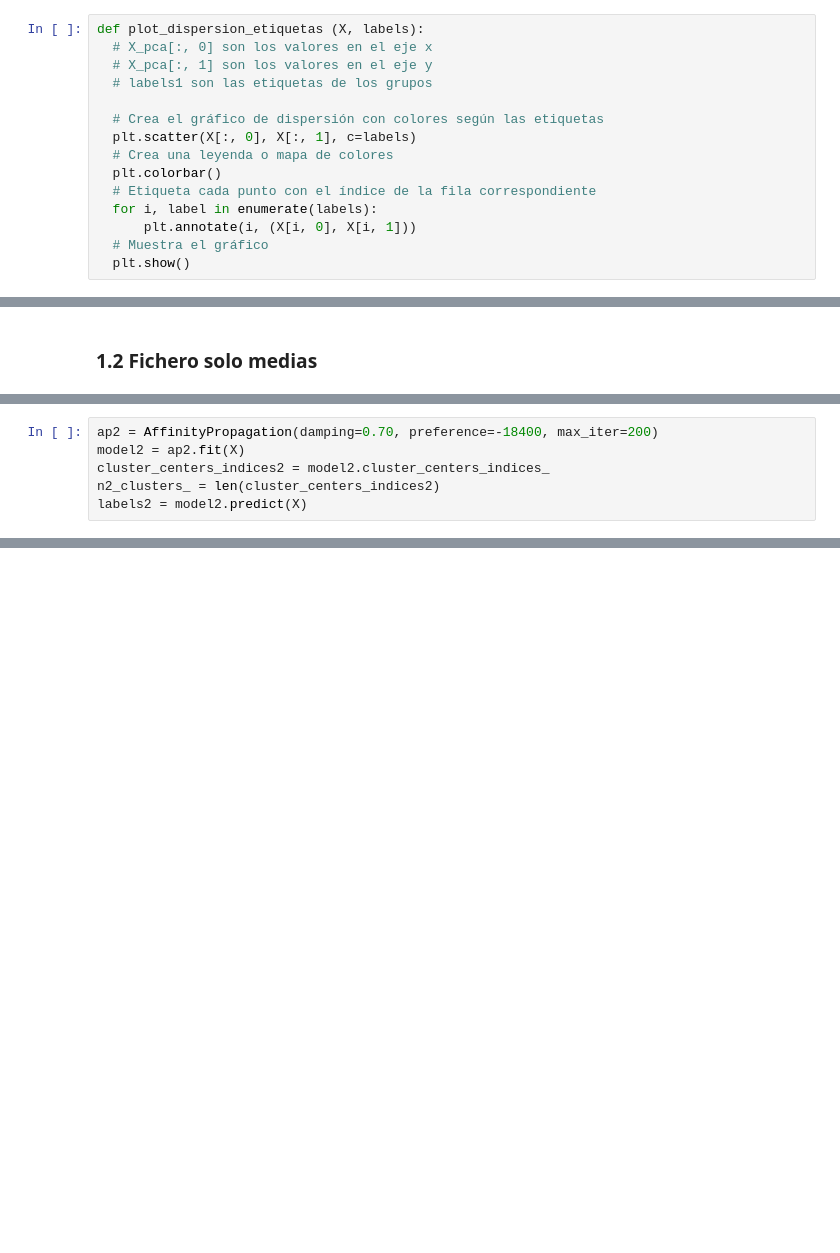
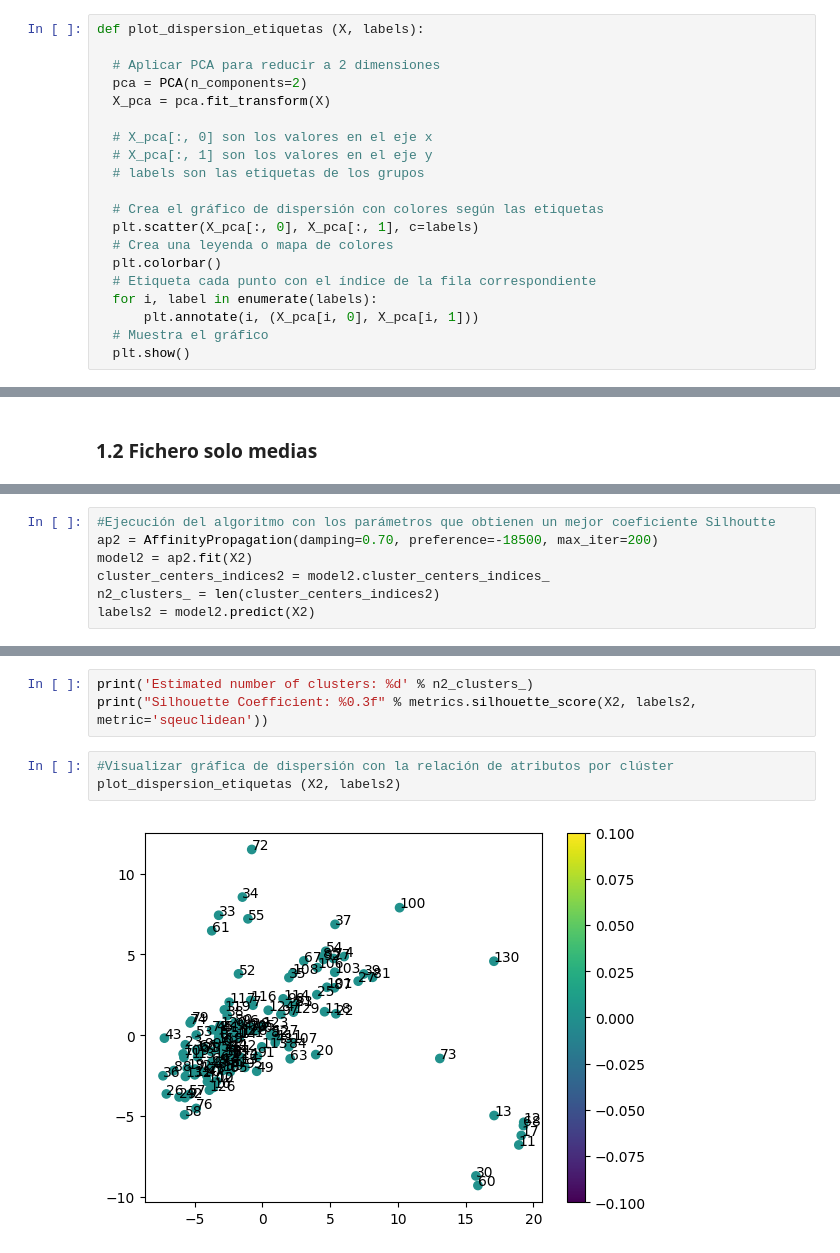
Before and after one commit to mbaroja/TFM, a Jupyter notebook: AffinityPropagation.ipynb, the cells around one changed output, grey strips where cells are left out. Drawn from its saved outputs; the diff is of its cells as text; blank space fills up the shorter version.

```diff
--- a/AffinityPropagation.ipynb
+++ b/AffinityPropagation.ipynb
@@ -110,17 +102,22 @@ def heatMap (data_processed, labels, n_clusters_):
 > **Gráfico de dispersión con etiquetas**
 # %%
 def plot_dispersion_etiquetas (X, labels):
+
+  # Aplicar PCA para reducir a 2 dimensiones
+  pca = PCA(n_components=2)
+  X_pca = pca.fit_transform(X)
+
   # X_pca[:, 0] son los valores en el eje x
   # X_pca[:, 1] son los valores en el eje y
-  # labels1 son las etiquetas de los grupos
+  # labels son las etiquetas de los grupos
 
   # Crea el gráfico de dispersión con colores según las etiquetas
-  plt.scatter(X[:, 0], X[:, 1], c=labels)
+  plt.scatter(X_pca[:, 0], X_pca[:, 1], c=labels)
   # Crea una leyenda o mapa de colores
   plt.colorbar()
   # Etiqueta cada punto con el índice de la fila correspondiente
   for i, label in enumerate(labels):
-      plt.annotate(i, (X[i, 0], X[i, 1]))
+      plt.annotate(i, (X_pca[i, 0], X_pca[i, 1]))
   # Muestra el gráfico
   plt.show()
 # %% [markdown]
@@ -264,6 +269,7 @@ plot_sil_pref(ap_results2, -18400)
 # %%
-ap2 = AffinityPropagation(damping=0.70, preference=-18400, max_iter=200)
-model2 = ap2.fit(X)
+#Ejecución del algoritmo con los parámetros que obtienen un mejor coeficiente Silhoutte
+ap2 = AffinityPropagation(damping=0.70, preference=-18500, max_iter=200)
+model2 = ap2.fit(X2)
 cluster_centers_indices2 = model2.cluster_centers_indices_
 n2_clusters_ = len(cluster_centers_indices2)
-labels2 = model2.predict(X)
+labels2 = model2.predict(X2)
@@ -277,0 +281,8 @@ heatMap (data_processed2, labels2, n2_clusters_)
+# %%
+print('Estimated number of clusters: %d' % n2_clusters_)
+print("Silhouette Coefficient: %0.3f" % metrics.silhouette_score(X2, labels2, metric='sqeuclidean'))
+# %%
+#Visualizar gráfica de dispersión con la relación de atributos por clúster
+plot_dispersion_etiquetas (X2, labels2)
+# %% [output]
+[figure, added]
```
Also changed, not shown: parts of 36 cells of this notebook.
